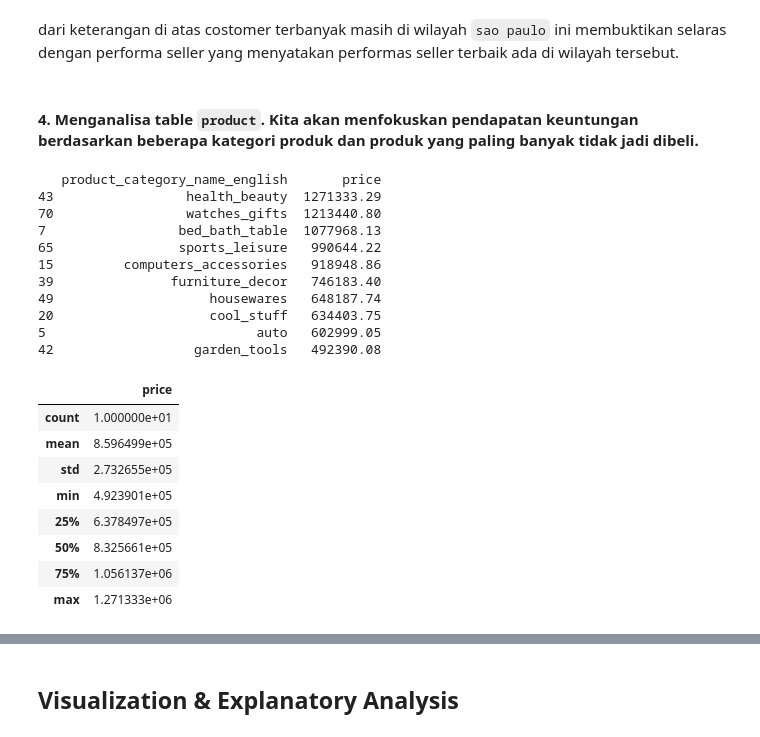
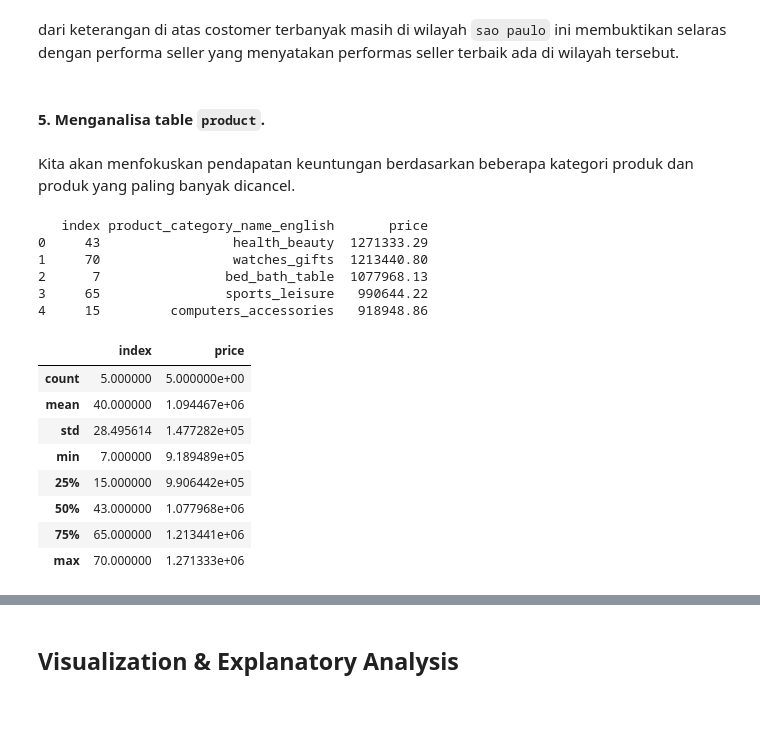
Before and after one commit to zhavei/Data-Analyst-Project-Ecommerce-Public-Dataset, a Jupyter notebook: notebook.ipynb, the cells around one changed output, grey strips where cells are left out. Cells and saved outputs as stored; diff of their text form; code cells hidden in the pictures; blank space fills up the shorter version.

```diff
--- a/notebook.ipynb
+++ b/notebook.ipynb
@@ -460,8 +478,7 @@ memory usage: 30.1+ MB
 # %% [markdown]
 Selanjutnya akan diseleksi kolom mana saja yang nantinya kemungkinan besar akan dipakai dalam proses pencarian insight.
 # %%
-
-combine_data_filtered = combine_data[[
+combine_data = combine_data[[
         'order_id',
         'order_item_id',
         'product_id',
@@ -615,38 +655,35 @@ order_by_city.head()
 | 4 | PR | 5790 |
 # %% [markdown]
 dari keterangan di atas costomer terbanyak masih di wilayah `sao paulo` ini membuktikan selaras dengan performa seller yang menyatakan performas seller terbaik ada di wilayah tersebut.
+# %% [markdown]
+#### 5. Menganalisa table `product`.
 # %% [markdown]
-#### 4. Menganalisa table `product`. Kita akan menfokuskan pendapatan keuntungan berdasarkan beberapa kategori produk dan produk yang paling banyak tidak jadi dibeli.
+Kita akan menfokuskan pendapatan keuntungan berdasarkan beberapa kategori produk dan produk yang paling banyak dicancel.
 # %%
 # Top 5 categories by revenue
 # Groupby and sum prices
-product_rev = combine_data_filtered[combine_data_filtered['order_status'] == 'delivered'].groupby('product_category_name_english')['price'].sum().reset_index()
+product_rev = combine_data[combine_data['order_status'] == 'delivered'].groupby('product_category_name_english')['price'].sum().reset_index()
 
 # Sort by total price and keep top 10
-top_cats = product_rev.sort_values('price', ascending=False).head(10)
+top_cats = product_rev.sort_values('price', ascending=False).head(5).reset_index()
 
 print(top_cats)
 top_cats.describe()
 # %% [output]
-   product_category_name_english       price
-43                 health_beauty  1271333.29
-70                 watches_gifts  1213440.80
-7                 bed_bath_table  1077968.13
-65                sports_leisure   990644.22
-15         computers_accessories   918948.86
-39               furniture_decor   746183.40
-49                    housewares   648187.74
-20                    cool_stuff   634403.75
-5                           auto   602999.05
-42                  garden_tools   492390.08
+   index product_category_name_english       price
+0     43                 health_beauty  1271333.29
+1     70                 watches_gifts  1213440.80
+2      7                bed_bath_table  1077968.13
+3     65                sports_leisure   990644.22
+4     15         computers_accessories   918948.86
-|  | price |
-| count | 1.000000e+01 |
-| mean | 8.596499e+05 |
-| std | 2.732655e+05 |
-| min | 4.923901e+05 |
-| 25% | 6.378497e+05 |
-| 50% | 8.325661e+05 |
-| 75% | 1.056137e+06 |
-| max | 1.271333e+06 |
+|  | index | price |
+| count | 5.000000 | 5.000000e+00 |
+| mean | 40.000000 | 1.094467e+06 |
+| std | 28.495614 | 1.477282e+05 |
+| min | 7.000000 | 9.189489e+05 |
+| 25% | 15.000000 | 9.906442e+05 |
+| 50% | 43.000000 | 1.077968e+06 |
+| 75% | 65.000000 | 1.213441e+06 |
+| max | 70.000000 | 1.271333e+06 |
 # %%
 # top 10 being categories produck being canceled
```
Also changed, not shown: parts of 33 cells of this notebook, 2 other files.
